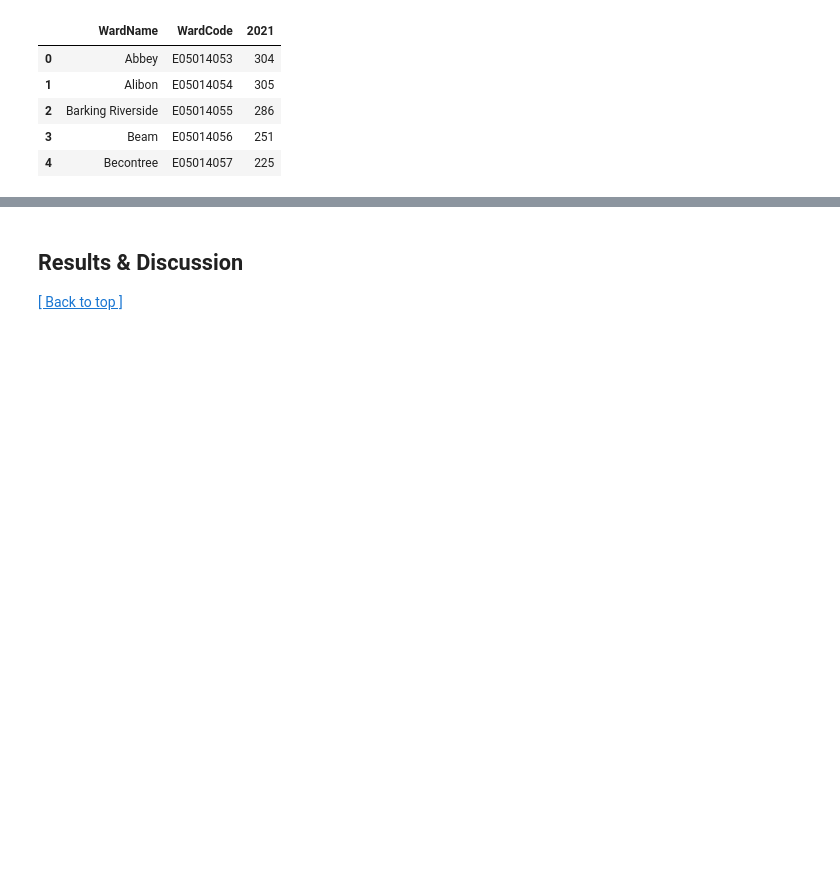
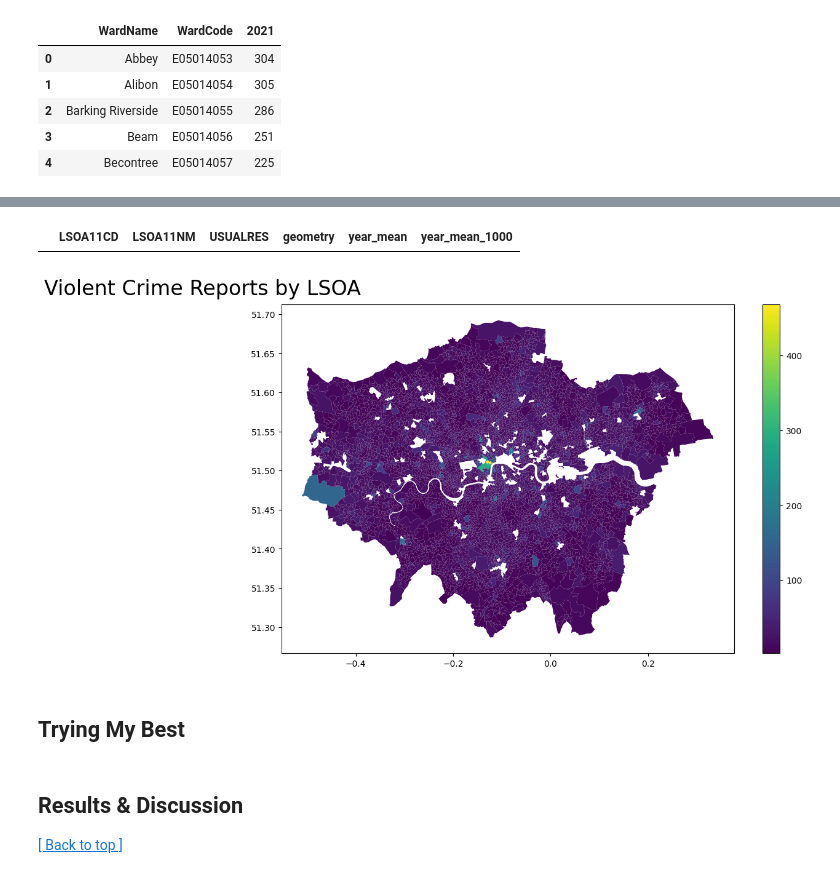
Before and after one commit to jyjylow/casa0006-assessment, a Jupyter notebook: CASA0006_Assessment.ipynb, the cells around one changed output, grey strips where cells are left out. Saved outputs shown, nothing was run; the diff lists cells and outputs as text; code cells hidden in the pictures; blank space fills up the shorter version.

Commit message:
Updated data

```diff
--- a/CASA0006_Assessment.ipynb
+++ b/CASA0006_Assessment.ipynb
@@ -194 +206,9 @@ LSOA-level historical crime data loaded successfully.
+# %%
+# filtering crimedf to relevant rows/cols
+
+# 1. filtering dataset to crimes of "VIOLENCE AGAINST THE PERSON" and other relevant subcategories
+crimehistdf = crimehistdf[
+    (crimehistdf["Major Category"] == "VIOLENCE AGAINST THE PERSON") |
+    ((crimehistdf["Major Category"] == "PUBLIC ORDER OFFENCES") & (crimehistdf["Minor Category"] == "VIOLENT DISORDER")) |
+    ((crimehistdf["Major Category"] == "VEHICLE OFFENCES") & (crimehistdf["Minor Category"] == "AGGRAVATED VEHICLE TAKING"))]
 # %% [markdown]
@@ -365,0 +454,8 @@ gdf_2021[gdf_2021['DISTRICT'] == 'Barking and Dagenham']
+# %%
+# since 2010 and 2023 are not complete, i'll exclude them for now.
+crime_years_complete = crime_years.drop(columns = ["2010", "2023"])
+
+# calculating yearly average for each ward (2011-2022)
+year_cols = [col for col in crime_years_complete.columns if col.isdigit()]
+crime_years_complete["year_mean"] = crime_years_complete[year_cols].mean(axis=1)
+crime_years_complete.head()
@@ -365,0 +469,8 @@ gdf_2021[gdf_2021['DISTRICT'] == 'Barking and Dagenham']
+# %%
+# creating new df focusing on LSOA Code, LSOA Name, and year_mean
+crime_mean_1122 = crime_years_complete[["LSOA Code", "LSOA Name", "year_mean"]]
+
+# merging crime data with gdf and filtering columns
+crime_mean_gdf = pd.merge(gdf, crime_mean_1122, left_on = "LSOA11CD", right_on = "LSOA Code", how = "inner").reset_index()
+crime_mean_gdf = crime_mean_gdf[["LSOA11CD", "LSOA11NM", "USUALRES", "geometry", "year_mean"]]
+crime_mean_gdf.head()
@@ -365,0 +484,4 @@ gdf_2021[gdf_2021['DISTRICT'] == 'Barking and Dagenham']
+# %%
+# to deal with crime rates rather than absolute numbers, I'll represent the yearly average (2011-2022) number of reports as the number of reports per 1000 residents.
+crime_mean_gdf["year_mean_1000"] = crime_mean_gdf["year_mean"]/(crime_mean_gdf["USUALRES"]/1000)
+crime_mean_gdf.head()
@@ -365,0 +495,17 @@ gdf_2021[gdf_2021['DISTRICT'] == 'Barking and Dagenham']
+# %%
+crime_mean_gdf[crime_mean_gdf["LSOA11NM"].str.startswith("King's")]
+# %% [output]
+|  | LSOA11CD | LSOA11NM | USUALRES | geometry | year_mean | year_mean_1000 |
+# %%
+f = plt.figure()
+f.set_size_inches(12,7)
+
+ax1 = f.add_subplot()
+crime_mean_gdf.plot(column='year_mean_1000', legend=True, cmap='viridis', figsize=(12,6), ax=ax1)
+
+f.subplots_adjust(top=0.92)
+f.suptitle(f"Violent Crime Reports by LSOA", x=0.025, size=24);
+# %% [output]
+[figure, added]
+# %% [markdown]
+## Trying My Best
```
Also changed, not shown: parts of 14 cells of this notebook, 26 other files.
